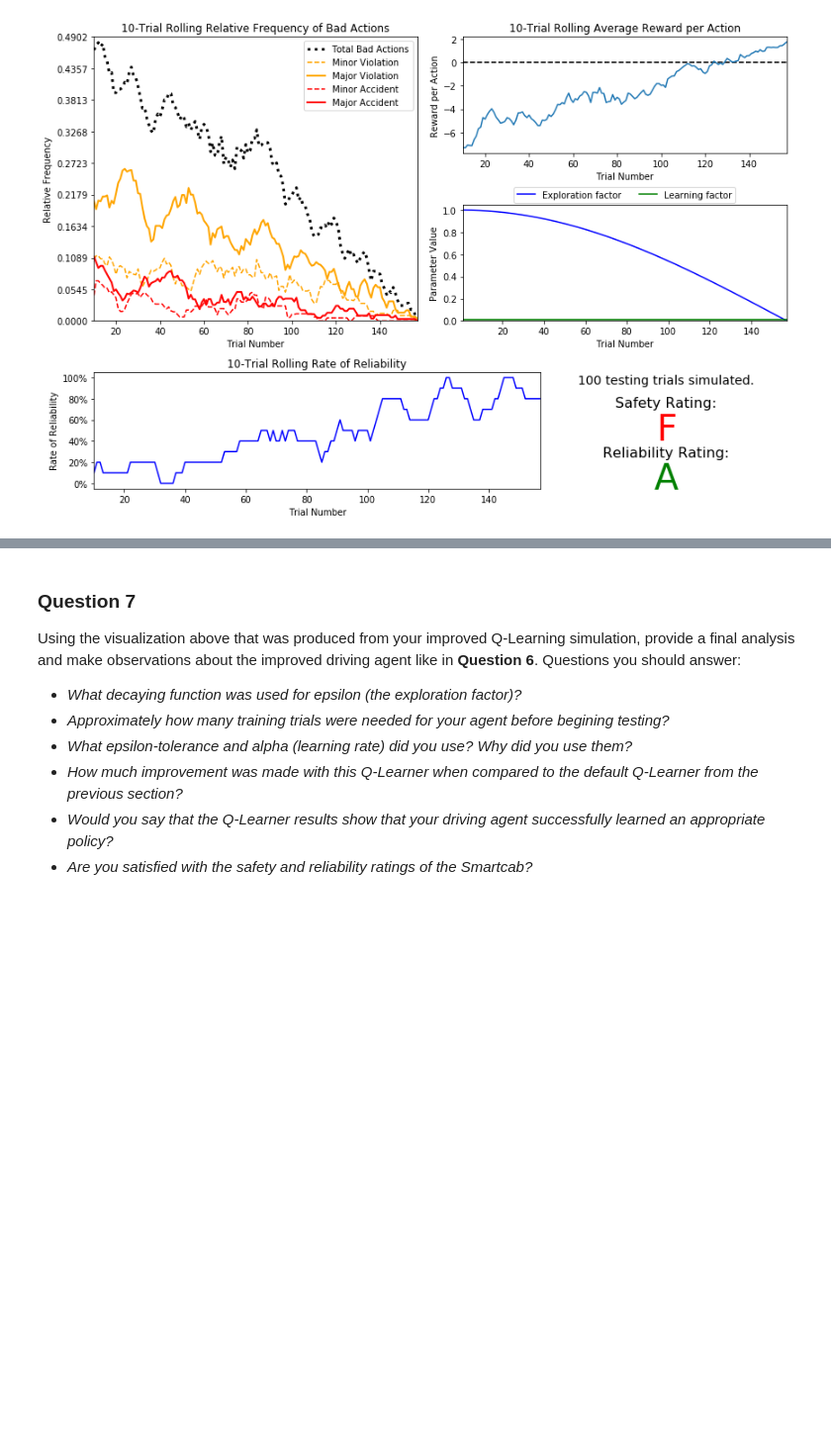
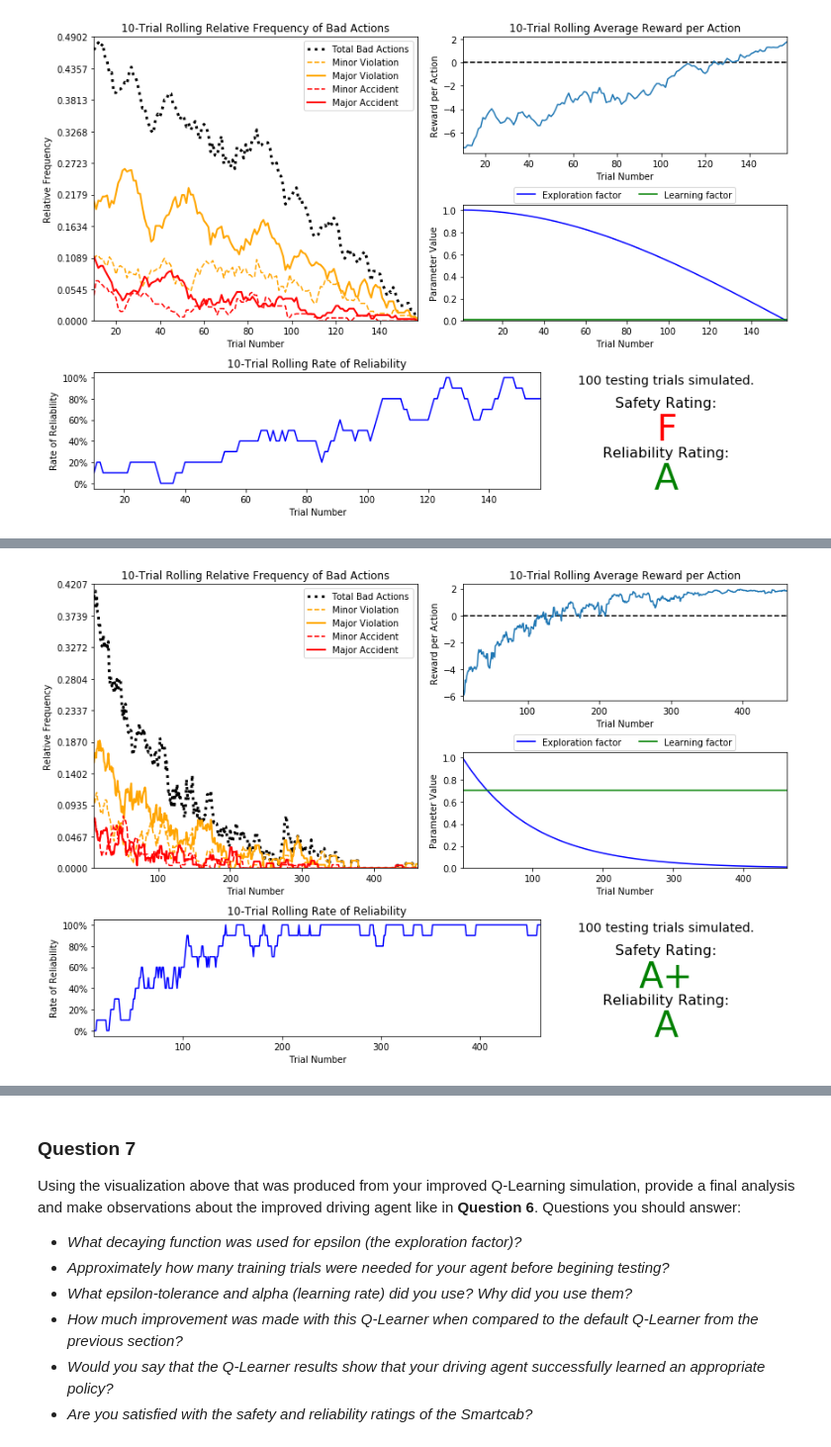
Before and after one commit to psalaberria002/machine-learning, a Jupyter notebook: projects/smartcab/smartcab.ipynb, the cells around one changed output, grey strips where cells are left out. Shown at 99% size. Saved outputs shown, nothing was run; the diff lists cells and outputs as text; code cells hidden in the pictures; blank space fills up the shorter version.

```diff
--- a/projects/smartcab/smartcab.ipynb
+++ b/projects/smartcab/smartcab.ipynb
@@ -342,0 +361,6 @@ vs.plot_trials('sim_improved-learning.csv')
+# %%
+# Load the 'sim_improved-learning' file from the improved Q-Learning simulation
+vs.plot_trials('sim_improved-learning.csv')
+# a= 0.7, epsilon = e^(-t/100.0), tolerance = 0.01, n_test = 100
+# %% [output]
+[figure, added]
```
Also changed, not shown: parts of 9 cells of this notebook, 1 other file.
